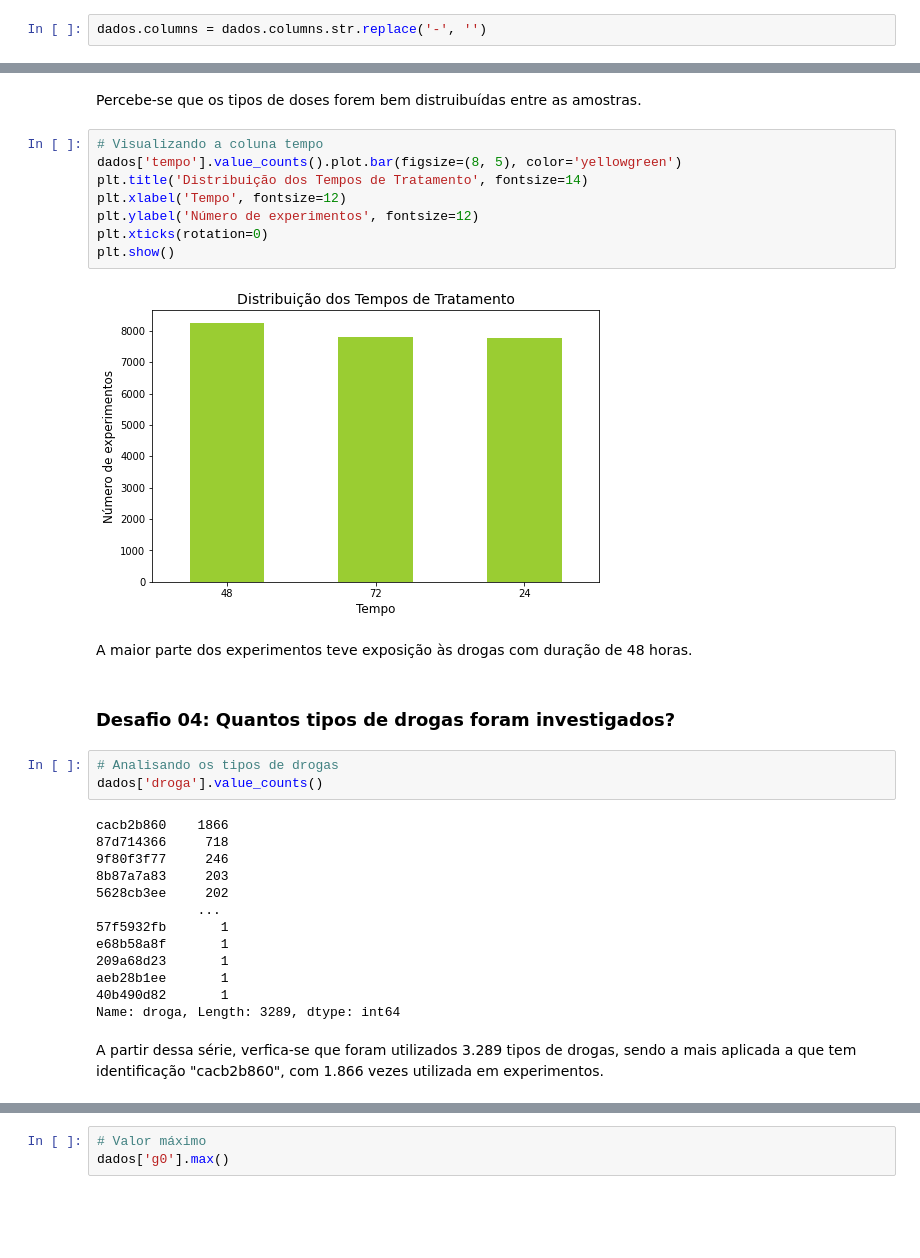
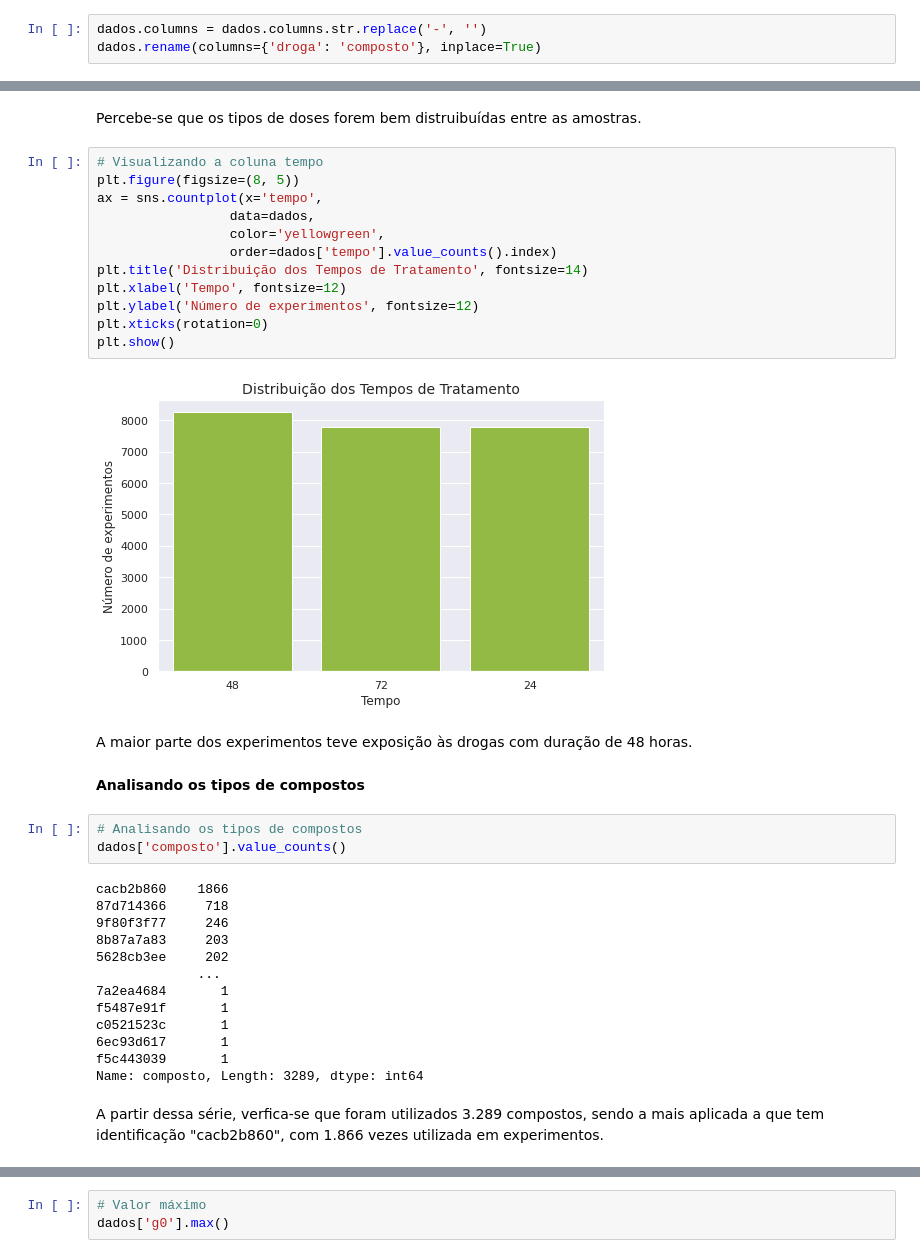
Before and after one commit to vanessanmd/imersao-dados3-alura, a Jupyter notebook: imersão_dados_3.ipynb, the cells around one changed output, grey strips where cells are left out. Cells and saved outputs as stored; diff of their text form; blank space fills up the shorter version.

```diff
--- a/imersão_dados_3.ipynb
+++ b/imersão_dados_3.ipynb
@@ -82,5 +92,6 @@ Para evitar erros durante execução de querys, as colunas que possuem hífen no
 # %%
 dados.columns = dados.columns.str.replace('-', '')
+dados.rename(columns={'droga': 'composto'}, inplace=True)
 # %%
 dados
 # %% [output]
@@ -187,21 +201,25 @@ plt.show()
 Percebe-se que os tipos de doses forem bem distruibuídas entre as amostras.
 # %%
 # Visualizando a coluna tempo
-dados['tempo'].value_counts().plot.bar(figsize=(8, 5), color='yellowgreen')
+plt.figure(figsize=(8, 5))
+ax = sns.countplot(x='tempo',
+                 data=dados,
+                 color='yellowgreen',
+                 order=dados['tempo'].value_counts().index)
 plt.title('Distribuição dos Tempos de Tratamento', fontsize=14)
 plt.xlabel('Tempo', fontsize=12)
 plt.ylabel('Número de experimentos', fontsize=12)
 plt.xticks(rotation=0)
 plt.show()
 # %% [output]
-[figure, old version]
+[figure, new version]
 # %% [markdown]
 A maior parte dos experimentos teve exposição às drogas com duração de 48 horas.
-# %% [markdown]
-### Desafio 04: Quantos tipos de drogas foram investigados?
+# %% [markdown]
+**Analisando os tipos de compostos**
 # %%
-# Analisando os tipos de drogas
-dados['droga'].value_counts()
+# Analisando os tipos de compostos
+dados['composto'].value_counts()
 # %% [output]
 cacb2b860    1866
 87d714366     718
@@ -209,11 +227,11 @@ cacb2b860    1866
 8b87a7a83     203
 5628cb3ee     202
              ...
-57f5932fb       1
-e68b58a8f       1
-209a68d23       1
-aeb28b1ee       1
-40b490d82       1
-Name: droga, Length: 3289, dtype: int64
+7a2ea4684       1
+f5487e91f       1
+c0521523c       1
+6ec93d617       1
+f5c443039       1
+Name: composto, Length: 3289, dtype: int64
 # %% [markdown]
-A partir dessa série, verfica-se que foram utilizados 3.289 tipos de drogas, sendo a mais aplicada a que tem identificação "cacb2b860", com 1.866 vezes utilizada em experimentos.
+A partir dessa série, verfica-se que foram utilizados 3.289 compostos, sendo a mais aplicada a que tem identificação "cacb2b860", com 1.866 vezes utilizada em experimentos.
```
Also changed, not shown: parts of 42 cells of this notebook.
